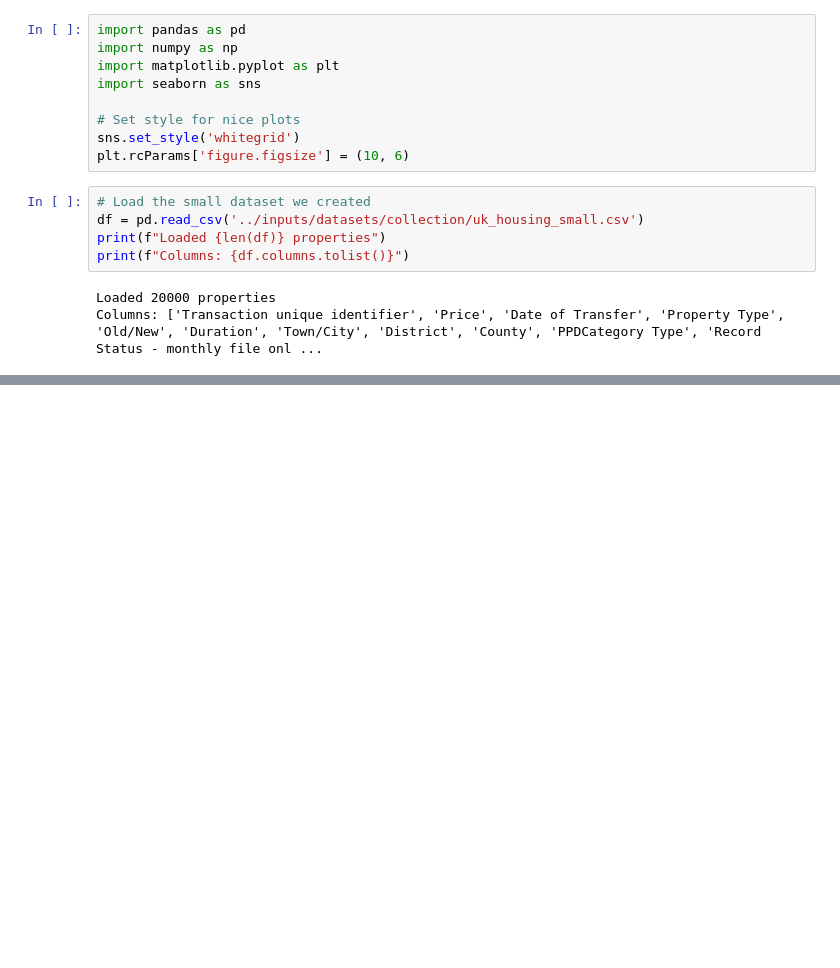
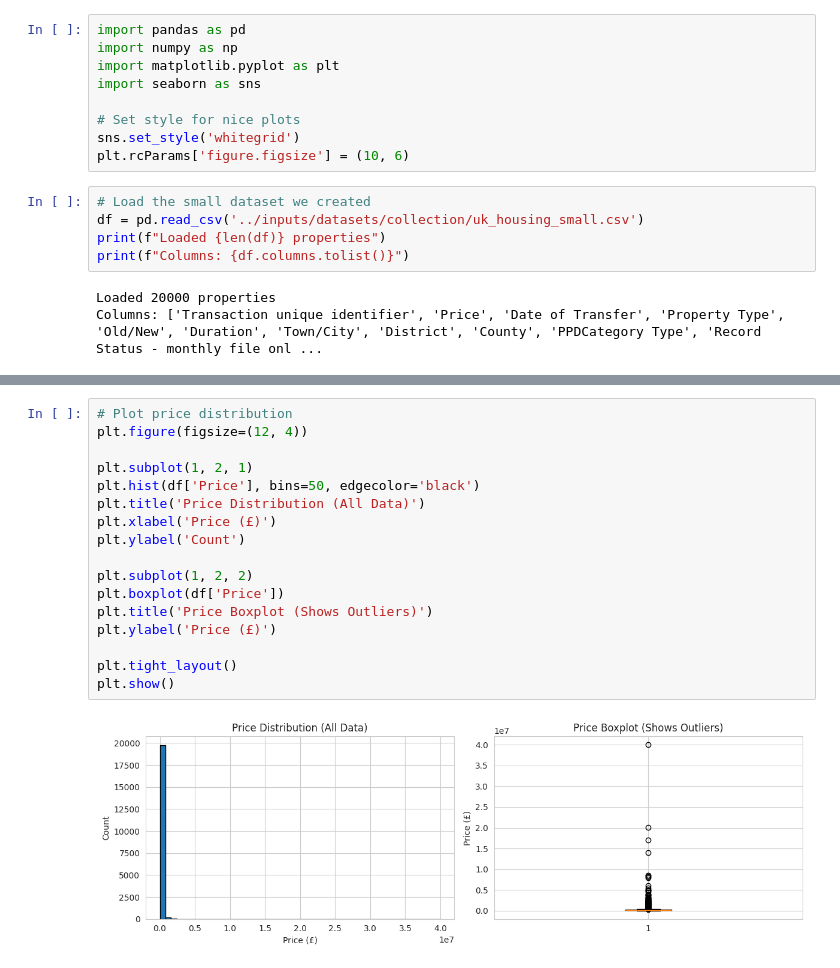
Before and after one commit to agodahdev/Property-Price-Estimator, a Jupyter notebook: jupyter_notebooks/02_data_preparation.ipynb, the cells around one changed output, grey strips where cells are left out. Cells and saved outputs as stored; diff of their text form; blank space fills up the shorter version.

Commit message:
check price stats and distribution

```diff
--- a/jupyter_notebooks/02_data_preparation.ipynb
+++ b/jupyter_notebooks/02_data_preparation.ipynb
@@ -32,0 +82,19 @@ Columns: ['Transaction unique identifier', 'Price', 'Date of Transfer', 'Propert
+# %%
+# Plot price distribution
+plt.figure(figsize=(12, 4))
+
+plt.subplot(1, 2, 1)
+plt.hist(df['Price'], bins=50, edgecolor='black')
+plt.title('Price Distribution (All Data)')
+plt.xlabel('Price (£)')
+plt.ylabel('Count')
+
+plt.subplot(1, 2, 2)
+plt.boxplot(df['Price'])
+plt.title('Price Boxplot (Shows Outliers)')
+plt.ylabel('Price (£)')
+
+plt.tight_layout()
+plt.show()
+# %% [output]
+[figure, added]
```
Also changed, not shown: parts of 4 cells of this notebook.
